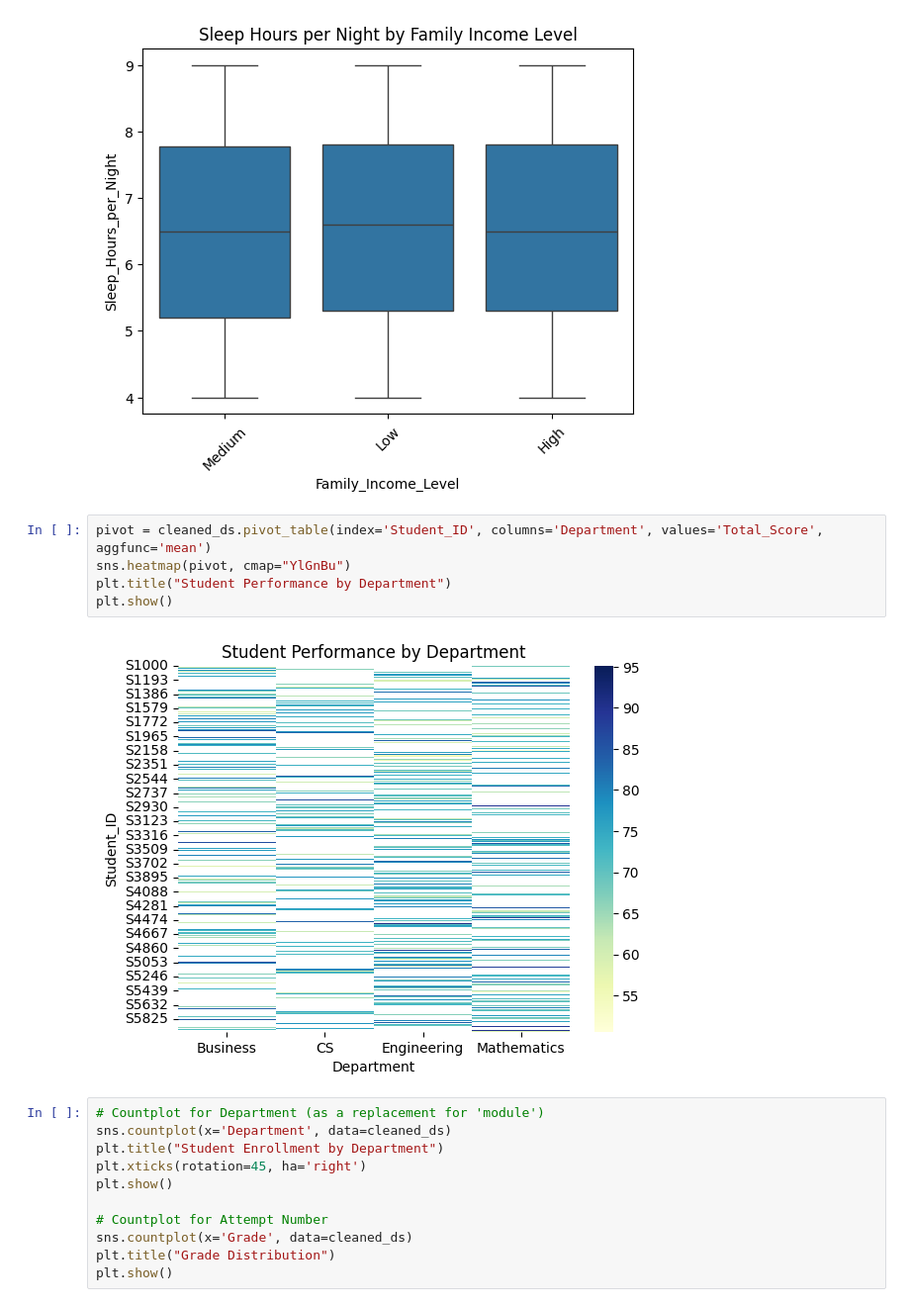
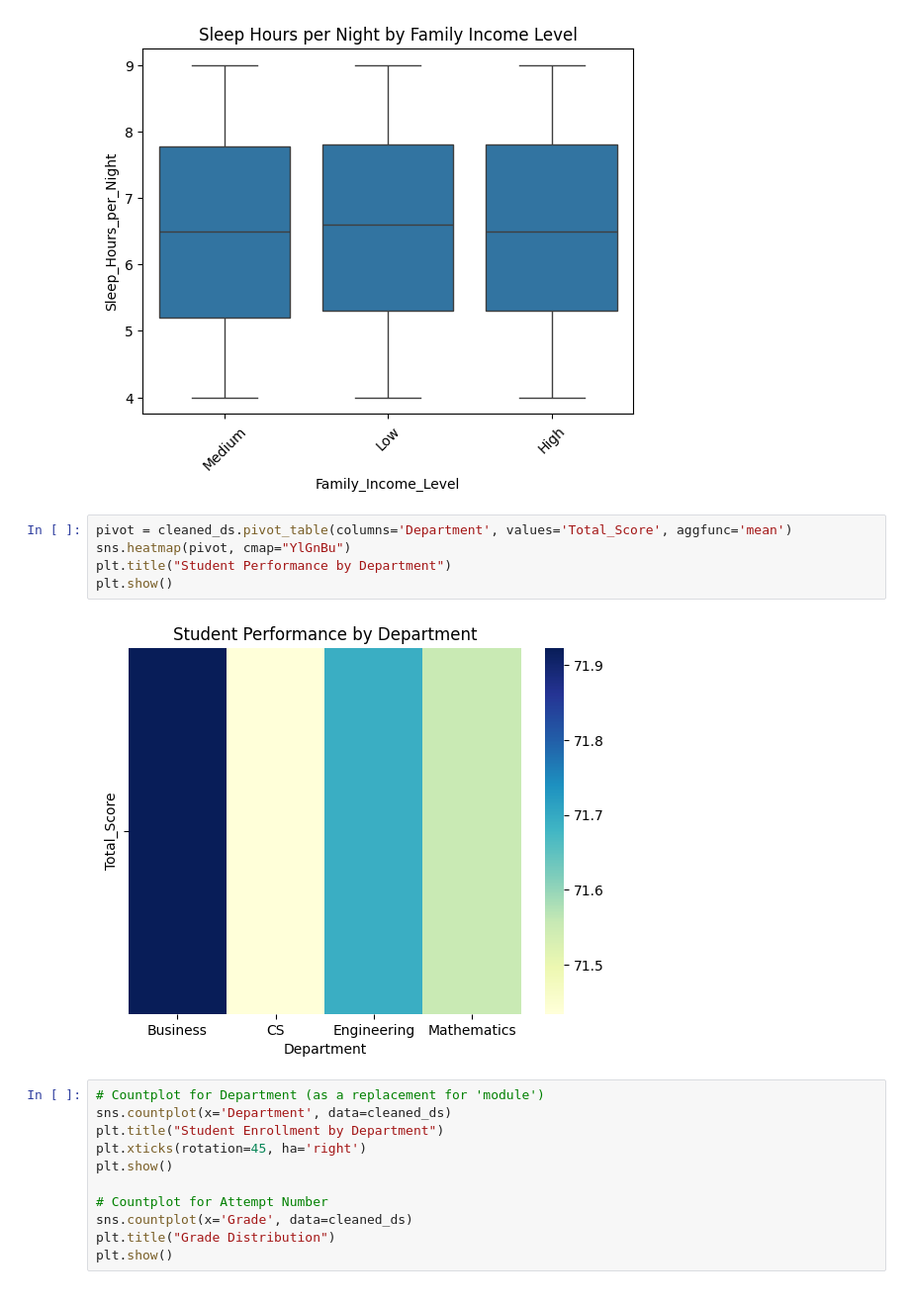
Before and after one commit to mani8072/Data_science_thesis, a Jupyter notebook: coding/machine_learning.ipynb, the cells around one changed output. Shown at 99% size. Drawn from its saved outputs; the diff is of its cells as text.

```diff
--- a/coding/machine_learning.ipynb
+++ b/coding/machine_learning.ipynb
@@ -187,12 +187,12 @@ plt.show()
 # %% [output]
 [figure]
 # %%
-pivot = cleaned_ds.pivot_table(index='Student_ID', columns='Department', values='Total_Score', aggfunc='mean')
+pivot = cleaned_ds.pivot_table(columns='Department', values='Total_Score', aggfunc='mean')
 sns.heatmap(pivot, cmap="YlGnBu")
 plt.title("Student Performance by Department")
 plt.show()
 # %% [output]
-[figure, old version]
+[figure, new version]
 # %%
 # Countplot for Department (as a replacement for 'module')
 sns.countplot(x='Department', data=cleaned_ds)
```
Also changed, not shown: parts of 1 cell of this notebook.
